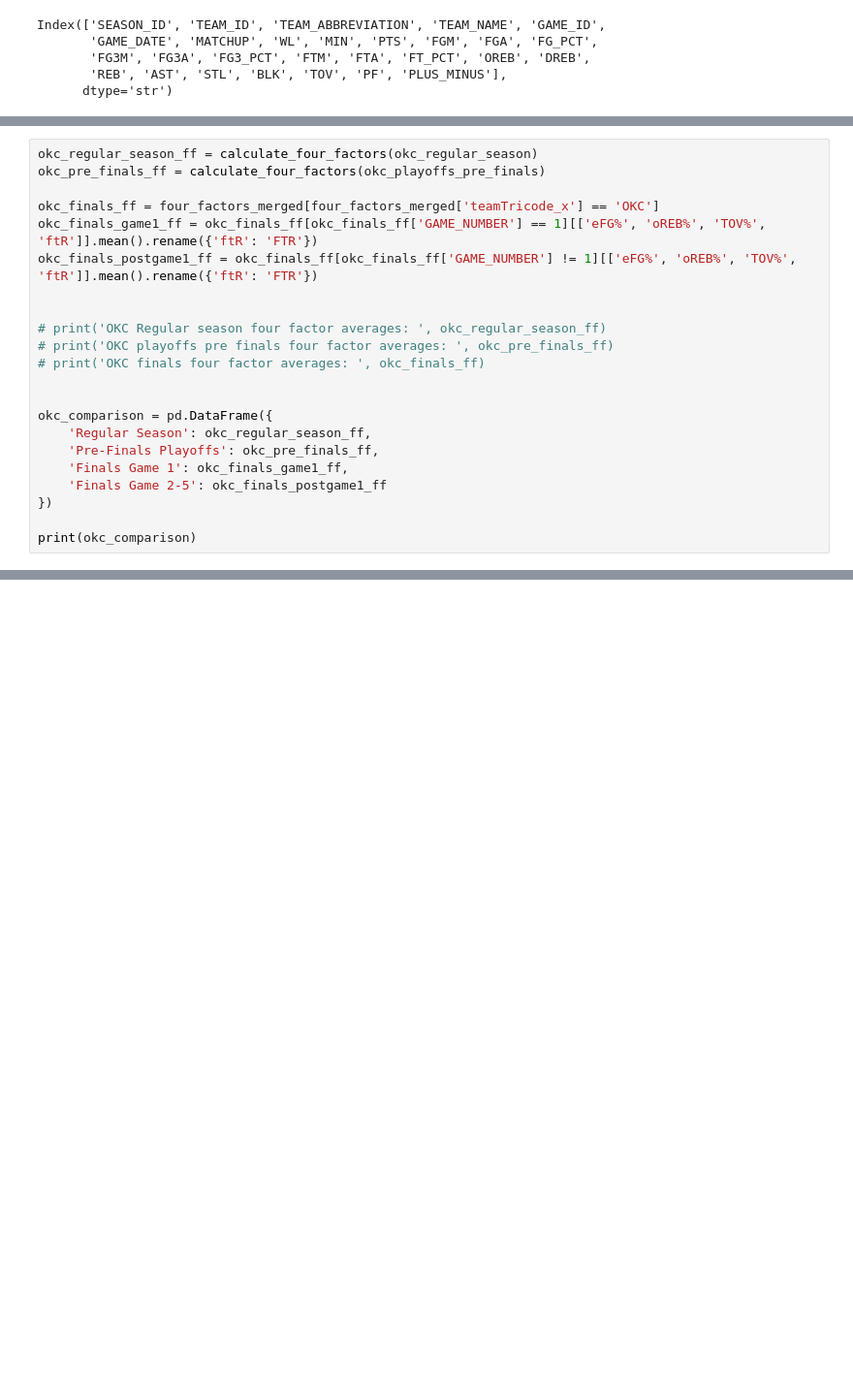
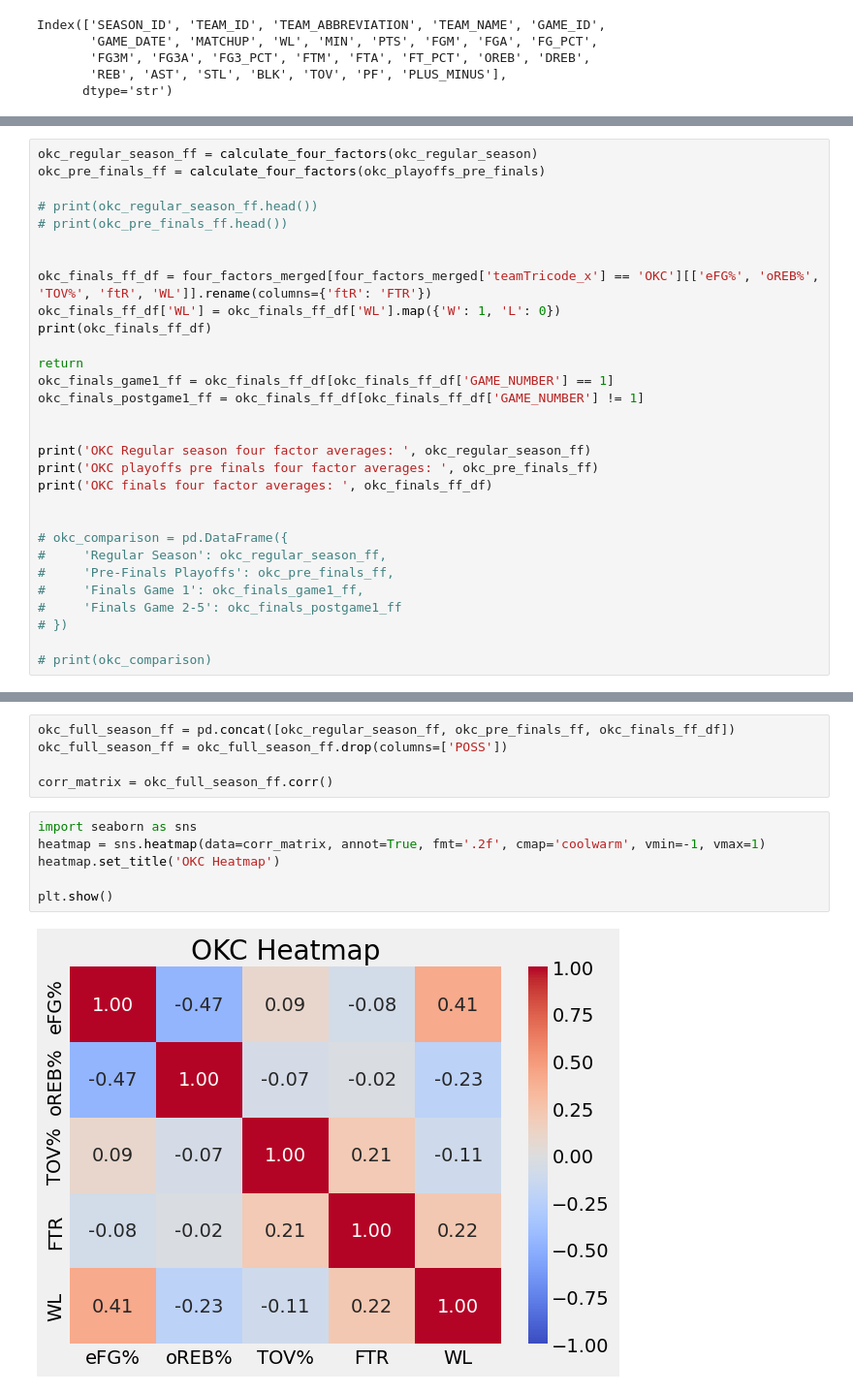
Before and after one commit to yemiajibola23/nba_2012_finals, a Jupyter notebook: notebooks/2012_nba_finals_analysis.ipynb, the cells around one changed output, grey strips where cells are left out. Shown at 97% size. Cells and saved outputs as stored; diff of their text form; blank space fills up the shorter version.

Commit message:
Adds relational four factors heatmap for okc

```diff
--- a/notebooks/2012_nba_finals_analysis.ipynb
+++ b/notebooks/2012_nba_finals_analysis.ipynb
@@ -572,22 +571,30 @@ def calculate_four_factors(df):
 okc_regular_season_ff = calculate_four_factors(okc_regular_season)
 okc_pre_finals_ff = calculate_four_factors(okc_playoffs_pre_finals)
 
-okc_finals_ff = four_factors_merged[four_factors_merged['teamTricode_x'] == 'OKC']
-okc_finals_game1_ff = okc_finals_ff[okc_finals_ff['GAME_NUMBER'] == 1][['eFG%', 'oREB%', 'TOV%', 'ftR']].mean().rename({'ftR': 'FTR'})
-okc_finals_postgame1_ff = okc_finals_ff[okc_finals_ff['GAME_NUMBER'] != 1][['eFG%', 'oREB%', 'TOV%', 'ftR']].mean().rename({'ftR': 'FTR'})
+# print(okc_regular_season_ff.head())
+# print(okc_pre_finals_ff.head())
 
 
-# print('OKC Regular season four factor averages: ', okc_regular_season_ff)
-# print('OKC playoffs pre finals four factor averages: ', okc_pre_finals_ff)
-# print('OKC finals four factor averages: ', okc_finals_ff)
+okc_finals_ff_df = four_factors_merged[four_factors_merged['teamTricode_x'] == 'OKC'][['eFG%', 'oREB%', 'TOV%', 'ftR', 'WL']].rename(columns={'ftR': 'FTR'})
+okc_finals_ff_df['WL'] = okc_finals_ff_df['WL'].map({'W': 1, 'L': 0})
+print(okc_finals_ff_df)
+
+return
+okc_finals_game1_ff = okc_finals_ff_df[okc_finals_ff_df['GAME_NUMBER'] == 1]
+okc_finals_postgame1_ff = okc_finals_ff_df[okc_finals_ff_df['GAME_NUMBER'] != 1]
 
 
-okc_comparison = pd.DataFrame({
-    'Regular Season': okc_regular_season_ff,
-    'Pre-Finals Playoffs': okc_pre_finals_ff,
-    'Finals Game 1': okc_finals_game1_ff,
-    'Finals Game 2-5': okc_finals_postgame1_ff
-})
+print('OKC Regular season four factor averages: ', okc_regular_season_ff)
+print('OKC playoffs pre finals four factor averages: ', okc_pre_finals_ff)
+print('OKC finals four factor averages: ', okc_finals_ff_df)
 
-print(okc_comparison)
+
+# okc_comparison = pd.DataFrame({
+#     'Regular Season': okc_regular_season_ff,
+#     'Pre-Finals Playoffs': okc_pre_finals_ff,
+#     'Finals Game 1': okc_finals_game1_ff,
+#     'Finals Game 2-5': okc_finals_postgame1_ff
+# })
+
+# print(okc_comparison)
 # %% [output]
@@ -598,0 +608,13 @@ FTR          0.271625             0.261830       0.259740         0.220652
+# %%
+okc_full_season_ff = pd.concat([okc_regular_season_ff, okc_pre_finals_ff, okc_finals_ff_df])
+okc_full_season_ff = okc_full_season_ff.drop(columns=['POSS'])
+
+corr_matrix = okc_full_season_ff.corr()
+# %%
+import seaborn as sns
+heatmap = sns.heatmap(data=corr_matrix, annot=True, fmt='.2f', cmap='coolwarm', vmin=-1, vmax=1)
+heatmap.set_title('OKC Heatmap')
+
+plt.show()
+# %% [output]
+[figure, added]
```
Also changed, not shown: parts of 2 cells of this notebook.
